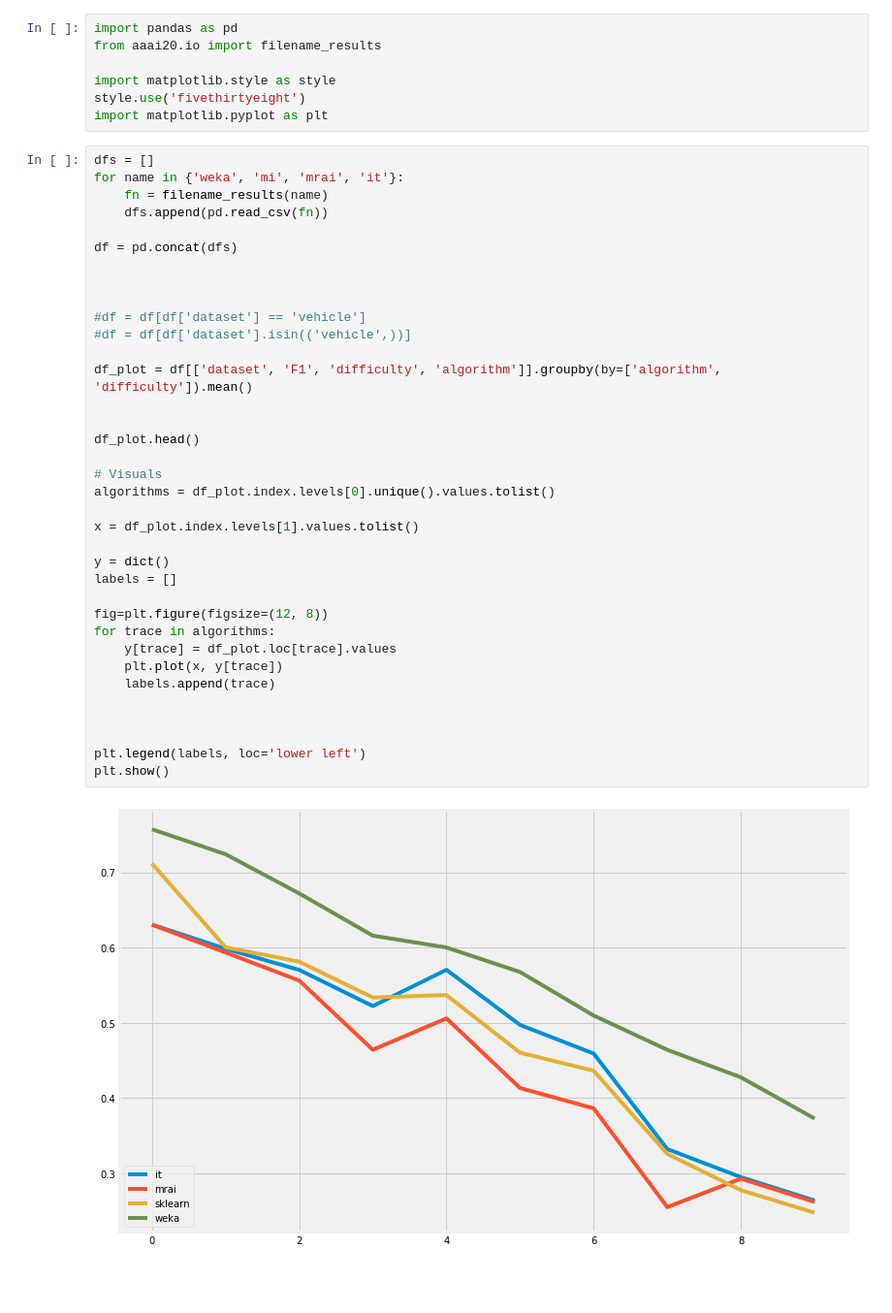
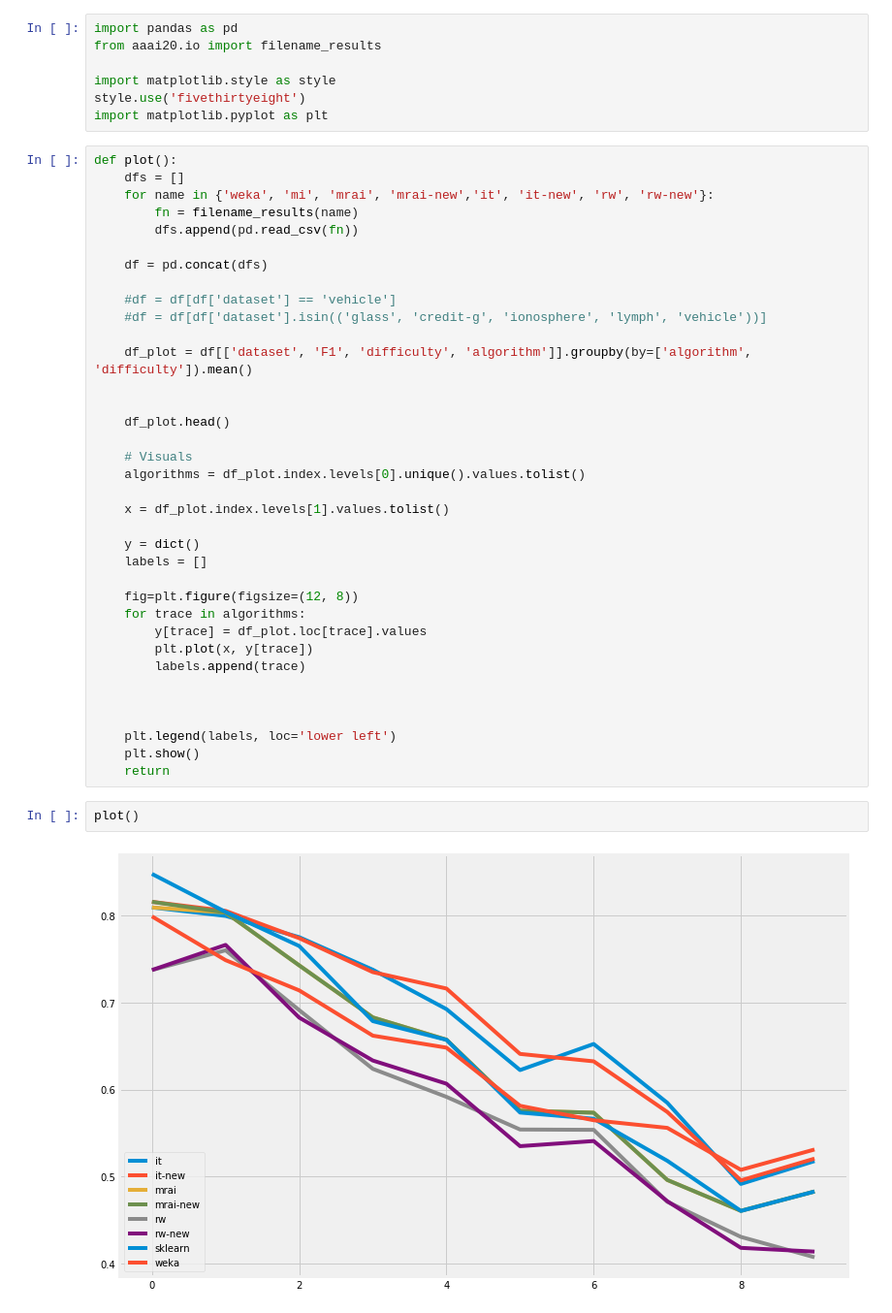
Before and after one commit to eliavw/aaai20, a Jupyter notebook: note/analysis.ipynb, the cells around one changed output. Shown at 97% size. Drawn from its saved outputs; the diff is of its cells as text; blank space fills up the shorter version.

```diff
--- a/note/analysis.ipynb
+++ b/note/analysis.ipynb
@@ -8,40 +8,42 @@ import matplotlib.style as style
 style.use('fivethirtyeight')
 import matplotlib.pyplot as plt
 # %%
-dfs = []
-for name in {'weka', 'mi', 'mrai', 'it'}:
-    fn = filename_results(name)
-    dfs.append(pd.read_csv(fn))
+def plot():
+    dfs = []
+    for name in {'weka', 'mi', 'mrai', 'mrai-new','it', 'it-new', 'rw', 'rw-new'}:
+        fn = filename_results(name)
+        dfs.append(pd.read_csv(fn))
 
-df = pd.concat(dfs)
+    df = pd.concat(dfs)
+
+    #df = df[df['dataset'] == 'vehicle']
+    #df = df[df['dataset'].isin(('glass', 'credit-g', 'ionosphere', 'lymph', 'vehicle'))]
+
+    df_plot = df[['dataset', 'F1', 'difficulty', 'algorithm']].groupby(by=['algorithm', 'difficulty']).mean()
+
+
+    df_plot.head()
+
+    # Visuals
+    algorithms = df_plot.index.levels[0].unique().values.tolist()
+
+    x = df_plot.index.levels[1].values.tolist()
+
+    y = dict()
+    labels = []
+
+    fig=plt.figure(figsize=(12, 8))
+    for trace in algorithms:
+        y[trace] = df_plot.loc[trace].values
+        plt.plot(x, y[trace])
+        labels.append(trace)
 
 
 
-#df = df[df['dataset'] == 'vehicle']
-#df = df[df['dataset'].isin(('vehicle',))]
-
-df_plot = df[['dataset', 'F1', 'difficulty', 'algorithm']].groupby(by=['algorithm', 'difficulty']).mean()
-
-
-df_plot.head()
-
-# Visuals
-algorithms = df_plot.index.levels[0].unique().values.tolist()
-
-x = df_plot.index.levels[1].values.tolist()
-
-y = dict()
-labels = []
-
-fig=plt.figure(figsize=(12, 8))
-for trace in algorithms:
-    y[trace] = df_plot.loc[trace].values
-    plt.plot(x, y[trace])
-    labels.append(trace)
-
-
-
-plt.legend(labels, loc='lower left')
-plt.show()
+    plt.legend(labels, loc='lower left')
+    plt.show()
+    return
-# %% [output]
-[figure, removed]
+# %%
+plot()
+# %% [output]
+[figure, added]
```
Also changed, not shown: 15 other files.
